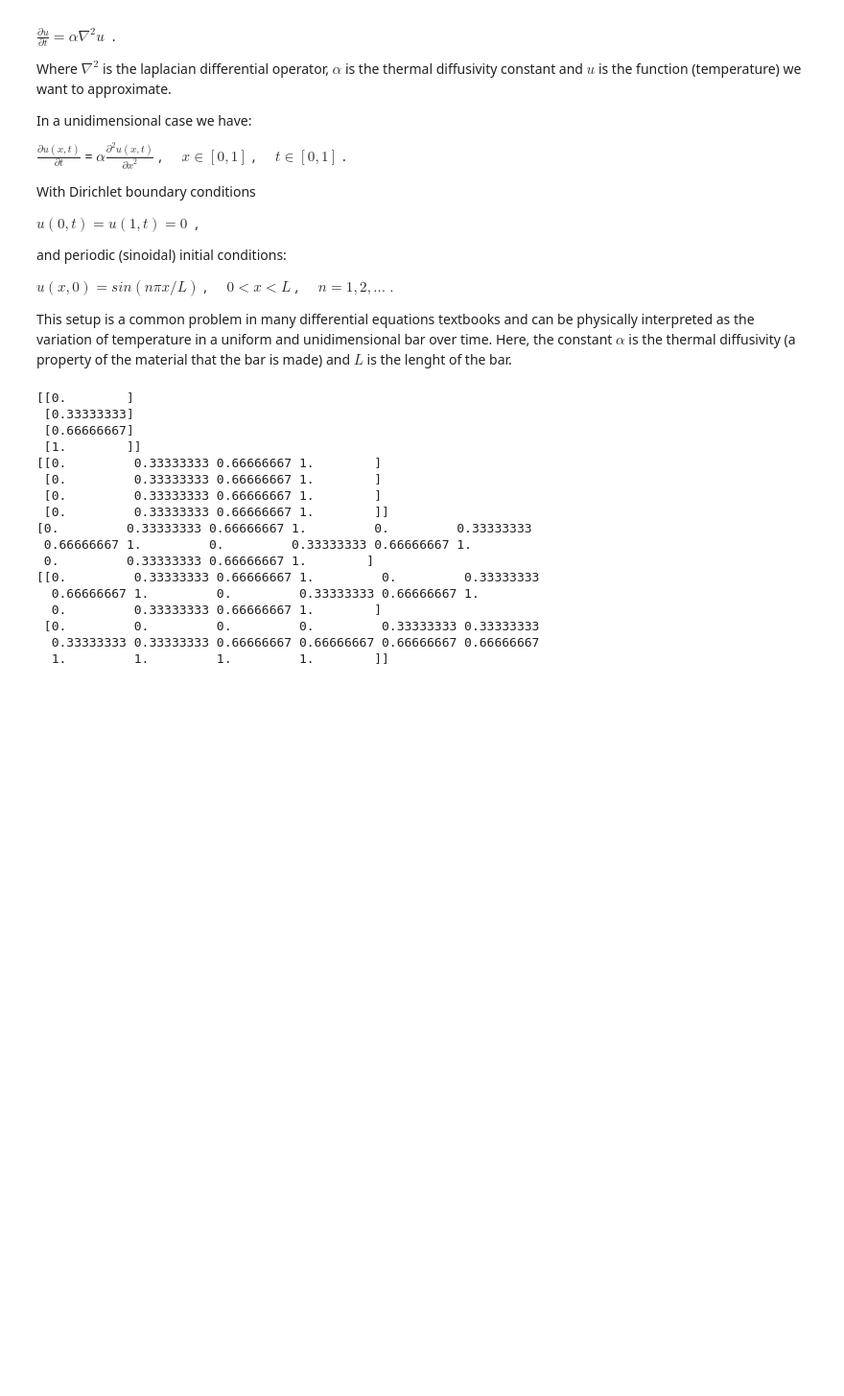
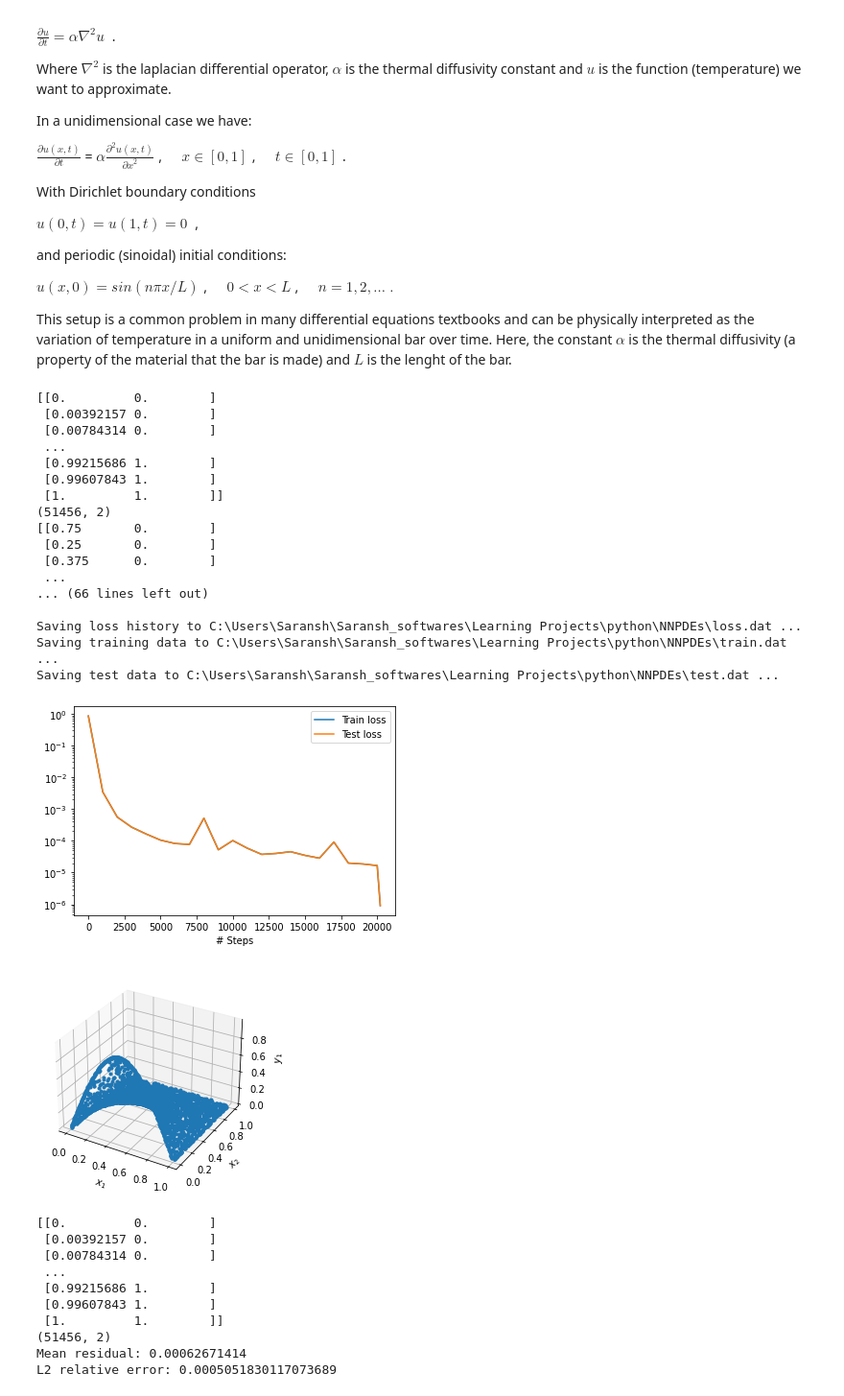
Before and after one commit to Saransh-cpp/LearningProjects, a Jupyter notebook: python/NNPDEs/heat_conduction.ipynb, the cells around one changed output. Shown: that part at 96% size. Saved outputs shown, nothing was run; the diff lists cells and outputs as text; code cells hidden in the pictures; blank space fills up the shorter version.

```diff
--- a/python/NNPDEs/heat_conduction.ipynb
+++ b/python/NNPDEs/heat_conduction.ipynb
@@ -131,32 +138,44 @@ This setup is a common problem in many differential equations textbooks and can
 # %%
 if __name__ == "__main__":
 
     # Problem parameters:
     a = 0.4 # Thermal diffusivity
-    L = 1 # Lenght of the bar
+    L = np.pi # Lenght of the bar
     n = 1 # Frequency of the sinusoidal initial conditions
 
     # Generate a dataset with the exact solution (if you dont have one):
     gen_exact_solution()
     gen_testdata()
 
     # Solve the equation:
-    # main()
+    main()
 # %% [output]
-[[0.        ]
- [0.33333333]
- [0.66666667]
- [1.        ]]
-[[0.         0.33333333 0.66666667 1.        ]
- [0.         0.33333333 0.66666667 1.        ]
- [0.         0.33333333 0.66666667 1.        ]
- [0.         0.33333333 0.66666667 1.        ]]
-[0.         0.33333333 0.66666667 1.         0.         0.33333333
- 0.66666667 1.         0.         0.33333333 0.66666667 1.
- 0.         0.33333333 0.66666667 1.        ]
-[[0.         0.33333333 0.66666667 1.         0.         0.33333333
-  0.66666667 1.         0.         0.33333333 0.66666667 1.
-  0.         0.33333333 0.66666667 1.        ]
- [0.         0.         0.         0.         0.33333333 0.33333333
-  0.33333333 0.33333333 0.66666667 0.66666667 0.66666667 0.66666667
-  1.         1.         1.         1.        ]]
+[[0.         0.        ]
+ [0.00392157 0.        ]
+ [0.00784314 0.        ]
+ ...
+ [0.99215686 1.        ]
+ [0.99607843 1.        ]
+ [1.         1.        ]]
+(51456, 2)
+[[0.75       0.        ]
+ [0.25       0.        ]
+ [0.375      0.        ]
+ ...
+... (66 lines left out)
+
+Saving loss history to C:\Users\Saransh\Saransh_softwares\Learning Projects\python\NNPDEs\loss.dat ...
+Saving training data to C:\Users\Saransh\Saransh_softwares\Learning Projects\python\NNPDEs\train.dat ...
+Saving test data to C:\Users\Saransh\Saransh_softwares\Learning Projects\python\NNPDEs\test.dat ...
+[figure, added]
+[figure, added]
+[[0.         0.        ]
+ [0.00392157 0.        ]
+ [0.00784314 0.        ]
+ ...
+ [0.99215686 1.        ]
+ [0.99607843 1.        ]
+ [1.         1.        ]]
+(51456, 2)
+Mean residual: 0.00062671414
+L2 relative error: 0.0005051830117073689
```
Also changed, not shown: parts of 1 cell of this notebook, 4 other files.
